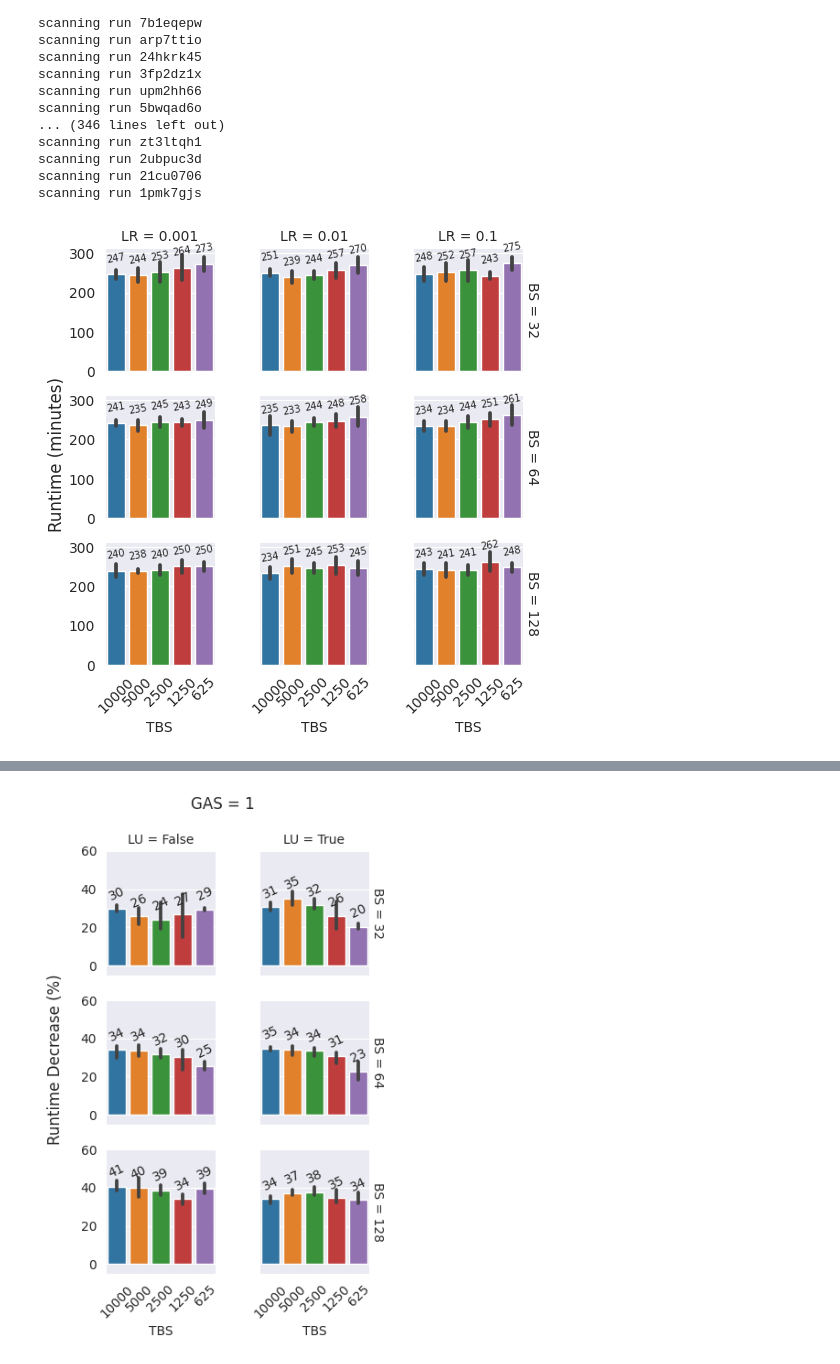
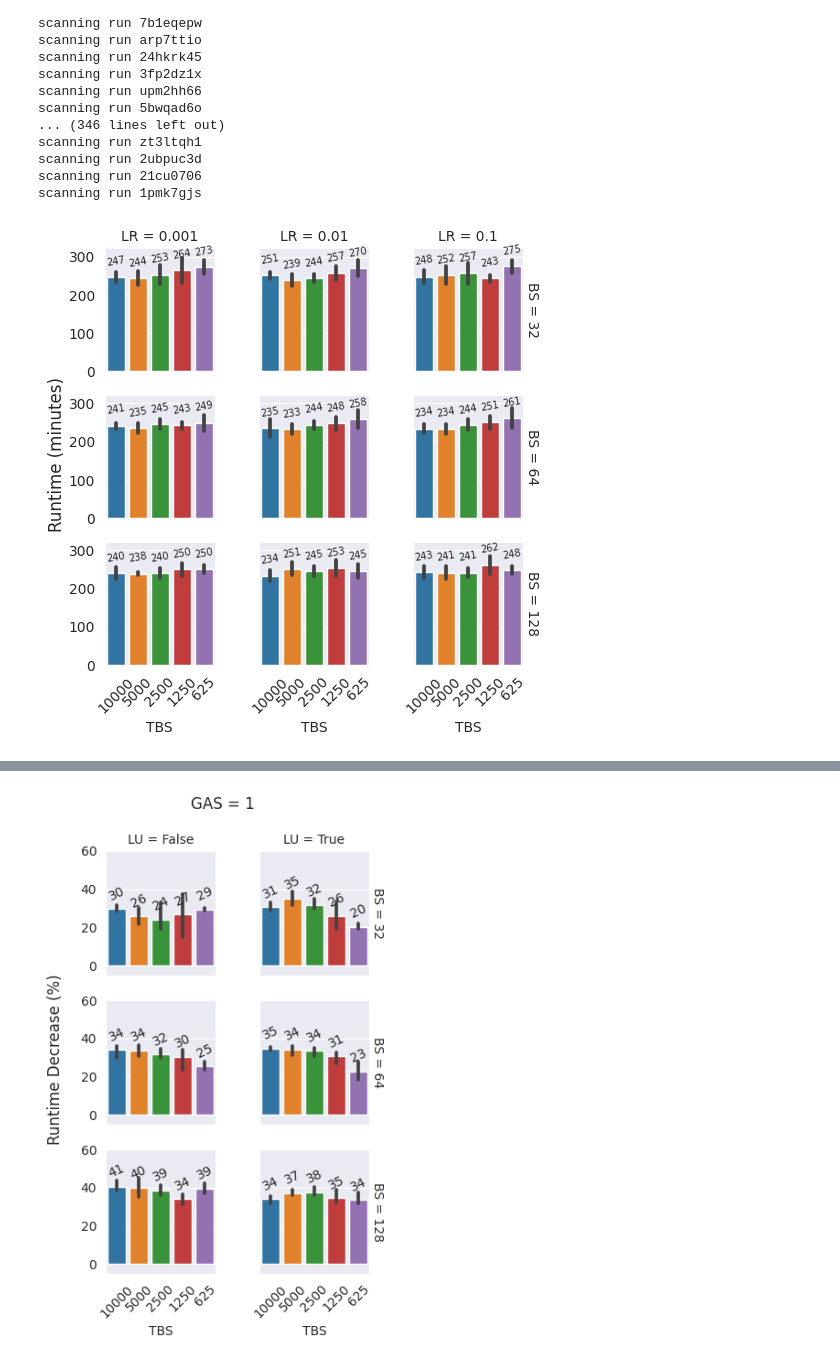
Before and after one commit to IAL32/TUMThesis, a Jupyter notebook: viz/chapter_06/use-local-updates_true-GAS-1.ipynb, the cells around one changed output, grey strips where cells are left out. Saved outputs shown, nothing was run; the diff lists cells and outputs as text; code cells hidden in the pictures.

```diff
--- a/viz/chapter_06/use-local-updates_true-GAS-1.ipynb
+++ b/viz/chapter_06/use-local-updates_true-GAS-1.ipynb
@@ -38,34 +38,35 @@ import pandas as pd
 import matplotlib.pyplot as plt
 import matplotlib.ticker as ticker
 
 usecols = ["target_batch_size", "batch_size_per_step", "optimizer_params.lr", "_runtime"]
 
 data = pd.read_csv(os.path.abspath('') + f"/summary-{filename}", usecols=usecols)
 data = data.sort_values(["target_batch_size"], ascending=[False]).reset_index(drop=True)
 
 g = sns.FacetGrid(data, row="batch_size_per_step", col="optimizer_params.lr", margin_titles=True, height=1.8, gridspec_kws={"wspace":0.4}, aspect=1)
 g.set_xticklabels(rotation=45)
 g2 = g.map_dataframe(
     sns.barplot,
     x="target_batch_size",
     y="_runtime",
     errorbar="sd",
     dodge=False,
     order=data["target_batch_size"].unique(),
     palette="tab10"
 )
 for axlist in g2.axes:
     for ax in axlist:
         for i in ax.containers:
             ax.bar_label(i, fmt="%.0f", fontsize=7, rotation=10, padding=7)
 g.set_titles(row_template="BS = {row_name}", col_template="LR = {col_name}")
 g.set_ylabels("")
 g.figure.supylabel("Runtime (minutes)")
+g.set(ylim=(0, 320))
 g.set_axis_labels("TBS")
 
 g.figure.savefig(f"../../figures/06_{filename.replace('.csv', '.pdf')}", bbox_inches="tight")
 # %% [output]
-[figure, old version]
+[figure, new version]
 # %%
 import os
 import json
```
Also changed, not shown: parts of 2 cells of this notebook, 35 other files.
